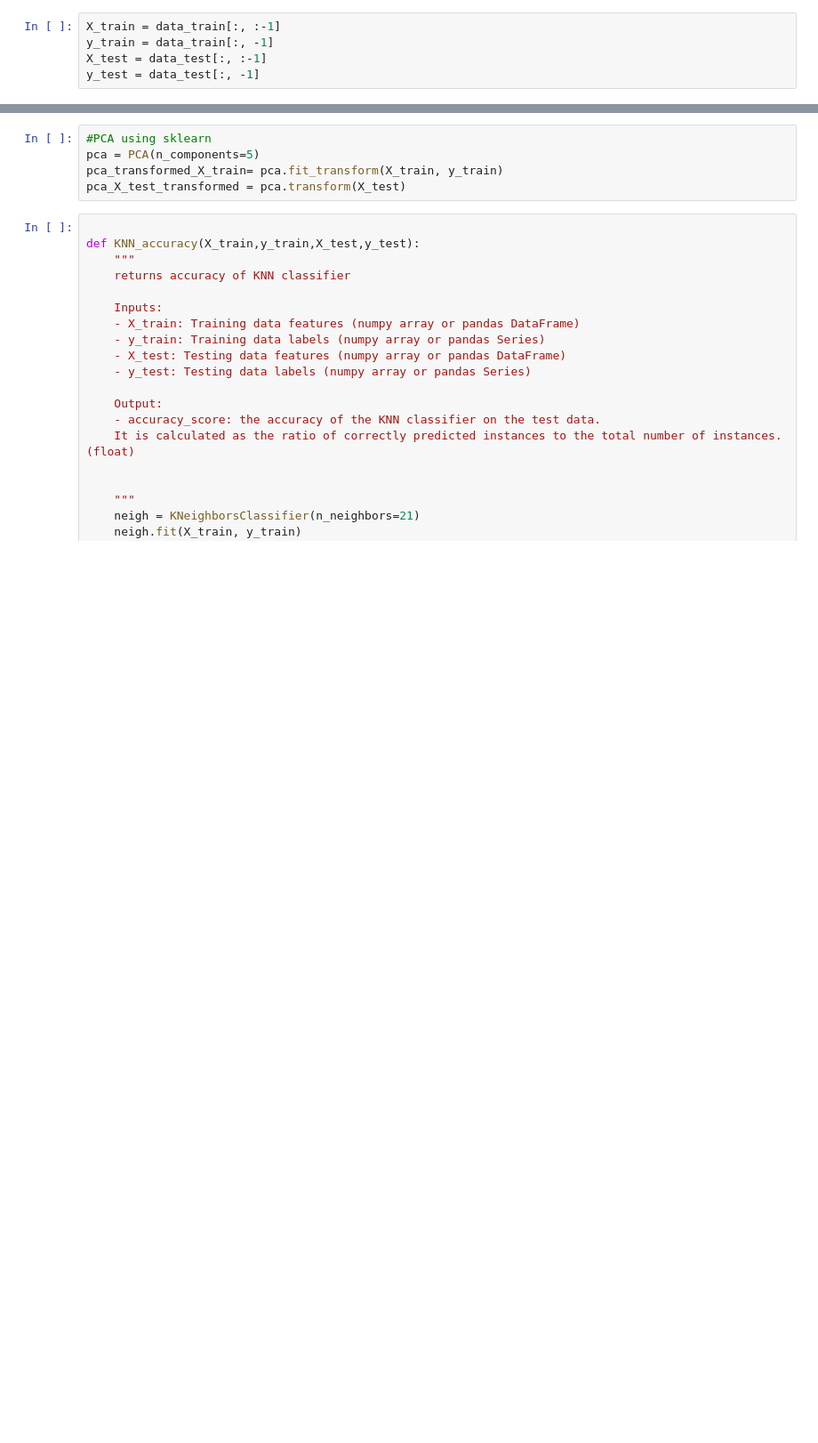
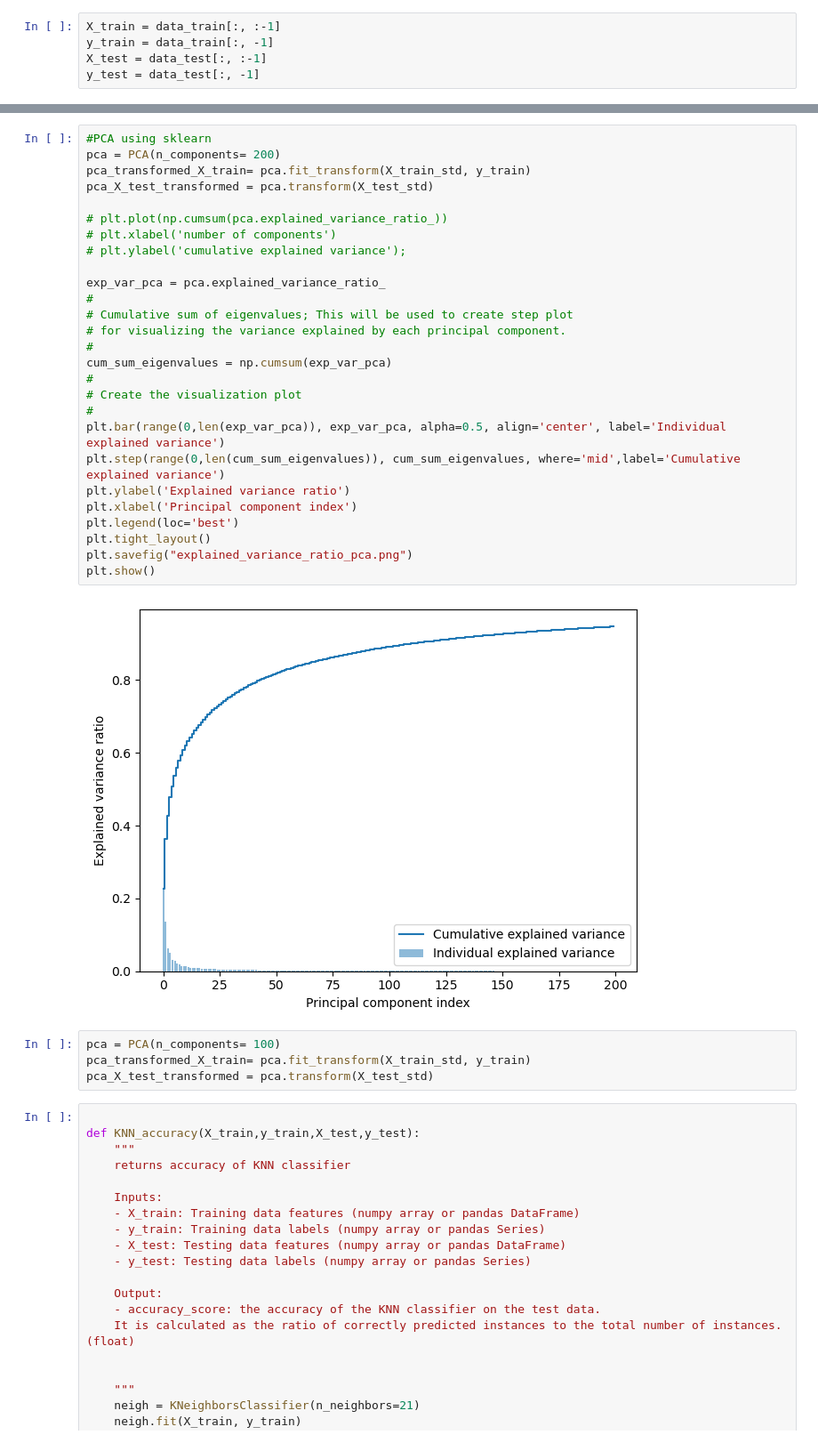
Before and after one commit to julielhagen/Clothing_classification-, a Jupyter notebook: Knn.ipynb, the cells around one changed output, grey strips where cells are left out. Shown: that part at 89% size. Drawn from its saved outputs; the diff is of its cells as text; blank space fills up the shorter version.

```diff
--- a/Knn.ipynb
+++ b/Knn.ipynb
@@ -27,11 +33,39 @@ lda_X_test = clf.transform(X_test)
 print(lda_X_test.shape, lda_transformed_X_train.shape)
 # %% [output]
 (5000, 4) (10000, 4)
+# %%
+#PCA using sklearn
+pca = PCA(n_components= 200)
+pca_transformed_X_train= pca.fit_transform(X_train_std, y_train)
+pca_X_test_transformed = pca.transform(X_test_std)
+
+# plt.plot(np.cumsum(pca.explained_variance_ratio_))
+# plt.xlabel('number of components')
+# plt.ylabel('cumulative explained variance');
+
+exp_var_pca = pca.explained_variance_ratio_
+#
+# Cumulative sum of eigenvalues; This will be used to create step plot
+# for visualizing the variance explained by each principal component.
+#
+cum_sum_eigenvalues = np.cumsum(exp_var_pca)
+#
+# Create the visualization plot
+#
+plt.bar(range(0,len(exp_var_pca)), exp_var_pca, alpha=0.5, align='center', label='Individual explained variance')
+plt.step(range(0,len(cum_sum_eigenvalues)), cum_sum_eigenvalues, where='mid',label='Cumulative explained variance')
+plt.ylabel('Explained variance ratio')
+plt.xlabel('Principal component index')
+plt.legend(loc='best')
+plt.tight_layout()
+plt.savefig("explained_variance_ratio_pca.png")
+plt.show()
+# %% [output]
+[figure, added]
 # %%
-#PCA using sklearn
-pca = PCA(n_components=5)
-pca_transformed_X_train= pca.fit_transform(X_train, y_train)
-pca_X_test_transformed = pca.transform(X_test)
+pca = PCA(n_components= 100)
+pca_transformed_X_train= pca.fit_transform(X_train_std, y_train)
+pca_X_test_transformed = pca.transform(X_test_std)
 # %%
 
 def KNN_accuracy(X_train,y_train,X_test,y_test):
```
Also changed, not shown: parts of 5 cells of this notebook, 6 other files.
